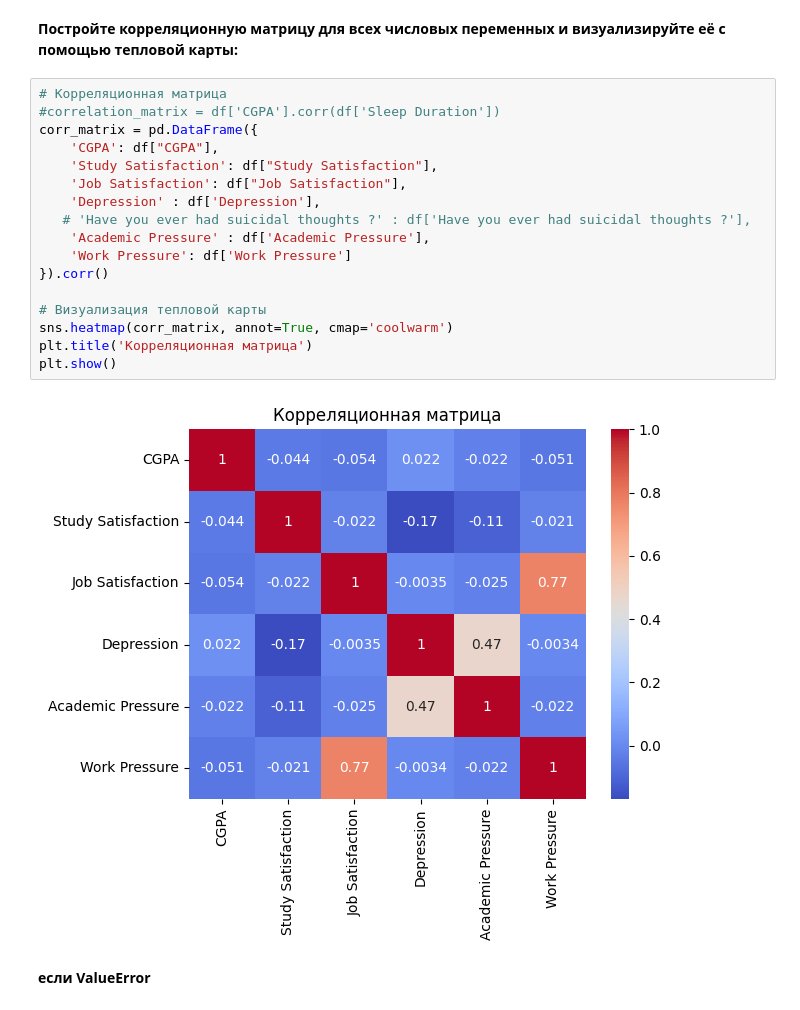
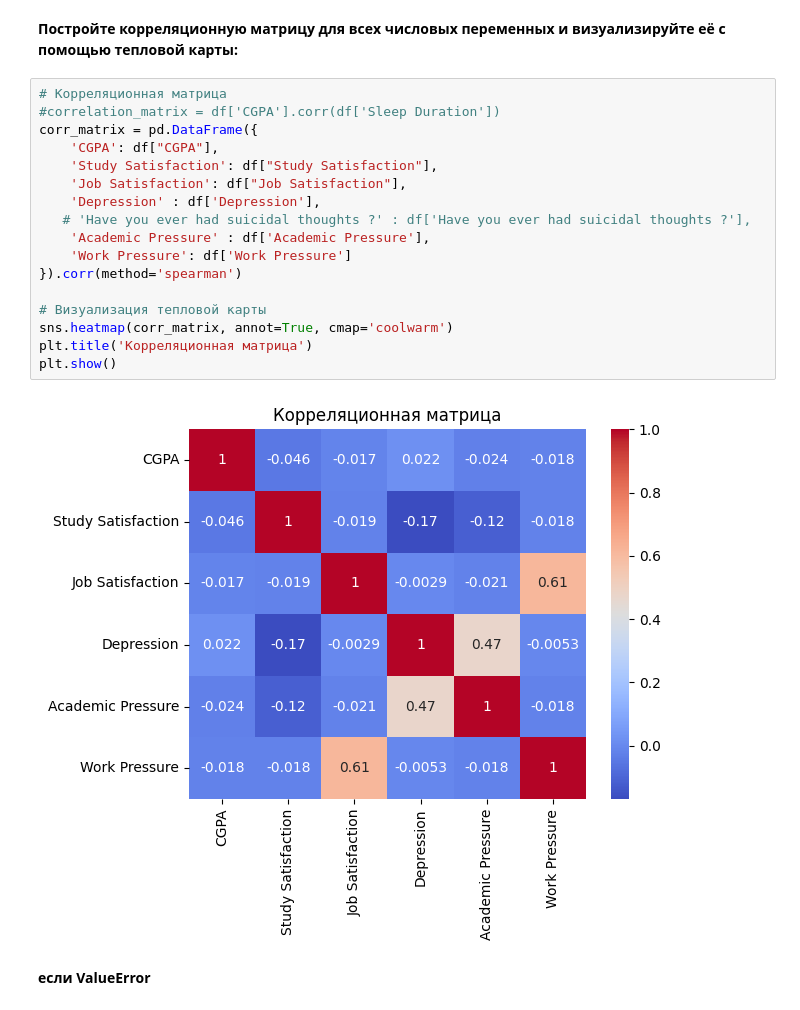
Before and after one commit to YLysov0017/Pproject, a Jupyter notebook: ML_2025/ML_Prac1.ipynb, the cells around one changed output. Saved outputs shown, nothing was run; the diff lists cells and outputs as text.

```diff
--- a/ML_2025/ML_Prac1.ipynb
+++ b/ML_2025/ML_Prac1.ipynb
@@ -421,22 +421,22 @@ plt.show()
 # %%
 # Корреляционная матрица
 #correlation_matrix = df['CGPA'].corr(df['Sleep Duration'])
 corr_matrix = pd.DataFrame({
     'CGPA': df["CGPA"],
     'Study Satisfaction': df["Study Satisfaction"],
     'Job Satisfaction': df["Job Satisfaction"],
     'Depression' : df['Depression'],
    # 'Have you ever had suicidal thoughts ?' : df['Have you ever had suicidal thoughts ?'],
     'Academic Pressure' : df['Academic Pressure'],
     'Work Pressure': df['Work Pressure']
-}).corr()
+}).corr(method='spearman')
 
 # Визуализация тепловой карты
 sns.heatmap(corr_matrix, annot=True, cmap='coolwarm')
 plt.title('Корреляционная матрица')
 plt.show()
 # %% [output]
-[figure, old version]
+[figure, new version]
 # %% [markdown]
 **если ValueError**
 # %%
```
Also changed, not shown: parts of 1 cell of this notebook, 2 other files.
